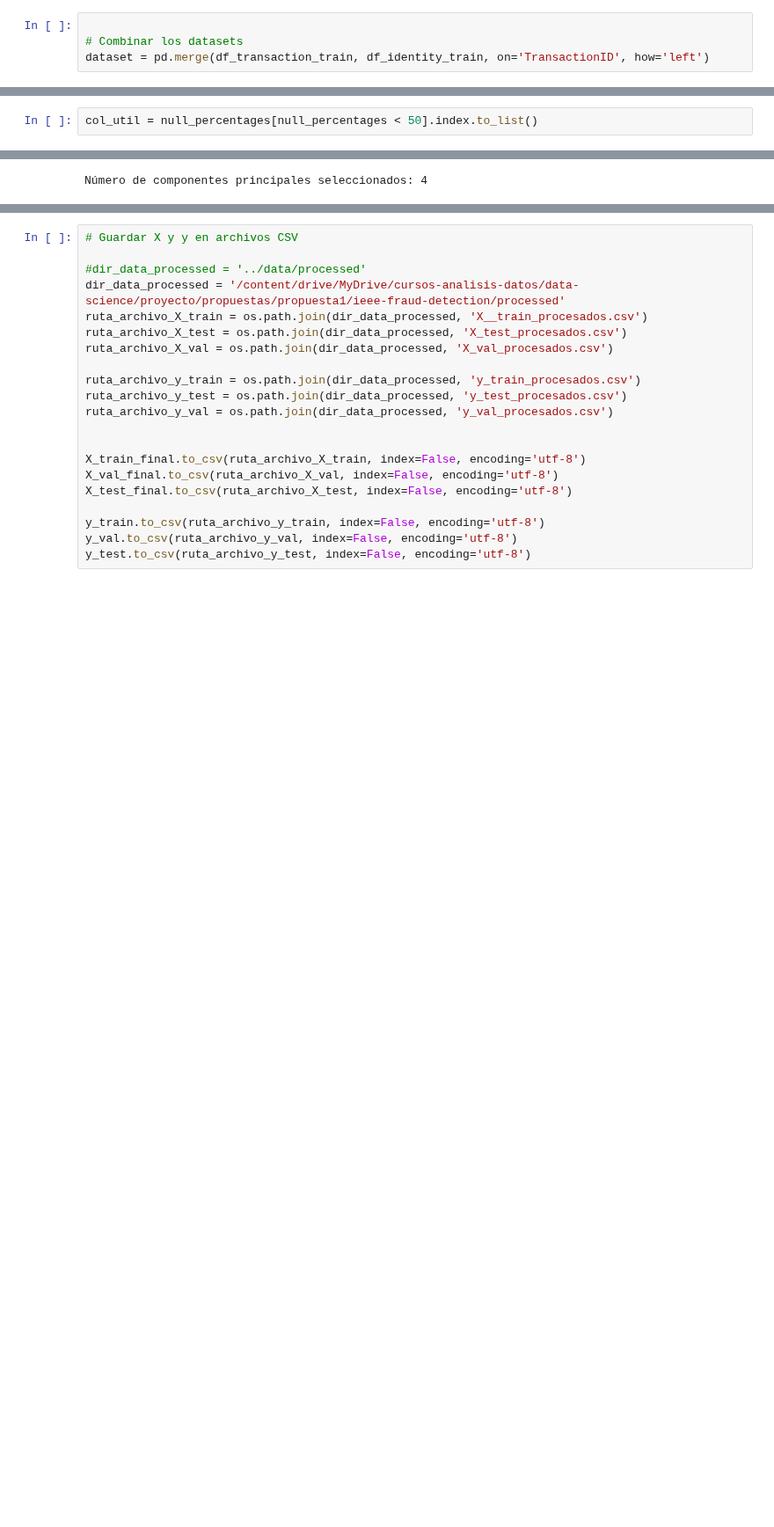
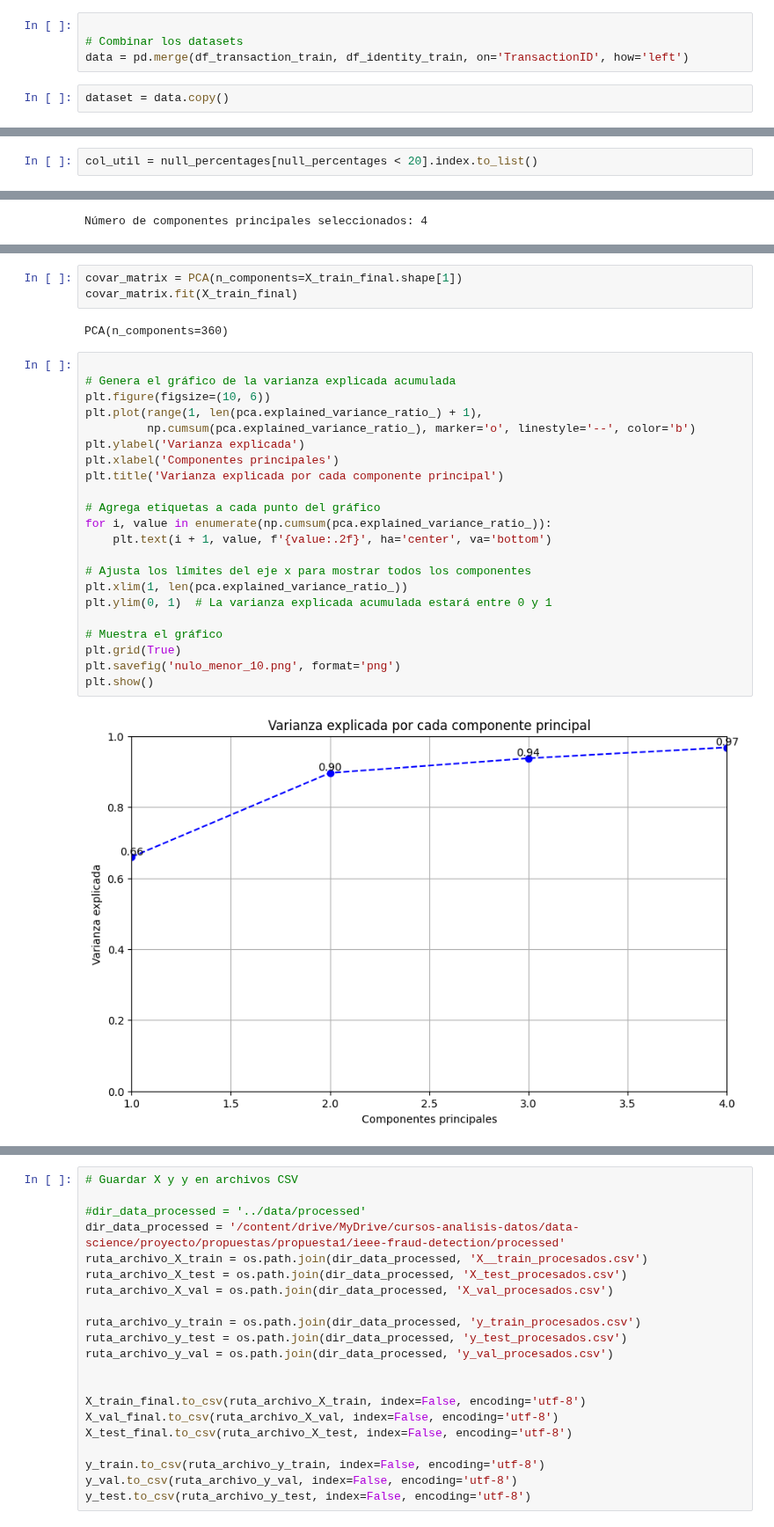
Before and after one commit to JRamos84/deteccion_fraude, a Jupyter notebook: 02_Data_Cleaning_and_Preprocessing_selection_feature.ipynb, the cells around one changed output, grey strips where cells are left out. Shown at 88% size. Cells and saved outputs as stored; diff of their text form; blank space fills up the shorter version.

Commit message:
se agrego el analisis visual de PCA

```diff
--- a/02_Data_Cleaning_and_Preprocessing_selection_feature.ipynb
+++ b/02_Data_Cleaning_and_Preprocessing_selection_feature.ipynb
@@ -98,7 +98,9 @@ Mem. usage decreased to 138.38 Mb (12.2% reduction)
 # %%
 
 # Combinar los datasets
-dataset = pd.merge(df_transaction_train, df_identity_train, on='TransactionID', how='left')
+data = pd.merge(df_transaction_train, df_identity_train, on='TransactionID', how='left')
+# %%
+dataset = data.copy()
 # %% [markdown]
 ## Consideración principales del análisis de EDA
 # %% [markdown]
@@ -122,7 +124,7 @@ isFraud           0.000000
 TransactionID     0.000000
 Length: 220, dtype: float64
 # %%
-col_util = null_percentages[null_percentages < 50].index.to_list()
+col_util = null_percentages[null_percentages < 20].index.to_list()
 # %%
 dataset = dataset[col_util]
 dataset.shape
@@ -393,0 +399,29 @@ Número de componentes principales seleccionados: 4
+# %%
+covar_matrix = PCA(n_components=X_train_final.shape[1])
+covar_matrix.fit(X_train_final)
+# %% [output]
+PCA(n_components=360)
+# %%
+
+# Genera el gráfico de la varianza explicada acumulada
+plt.figure(figsize=(10, 6))
+plt.plot(range(1, len(pca.explained_variance_ratio_) + 1),
+         np.cumsum(pca.explained_variance_ratio_), marker='o', linestyle='--', color='b')
+plt.ylabel('Varianza explicada')
+plt.xlabel('Componentes principales')
+plt.title('Varianza explicada por cada componente principal')
+
+# Agrega etiquetas a cada punto del gráfico
+for i, value in enumerate(np.cumsum(pca.explained_variance_ratio_)):
+    plt.text(i + 1, value, f'{value:.2f}', ha='center', va='bottom')
+
+# Ajusta los límites del eje x para mostrar todos los componentes
+plt.xlim(1, len(pca.explained_variance_ratio_))
+plt.ylim(0, 1)  # La varianza explicada acumulada estará entre 0 y 1
+
+# Muestra el gráfico
+plt.grid(True)
+plt.savefig('nulo_menor_10.png', format='png')
+plt.show()
+# %% [output]
+[figure, added]
```
Also changed, not shown: parts of 12 cells of this notebook.
